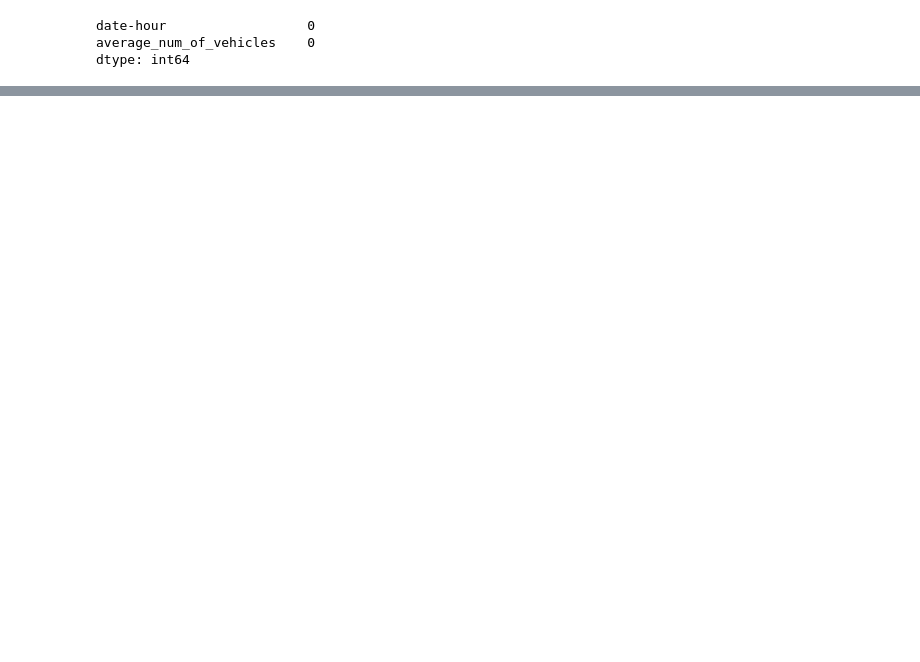
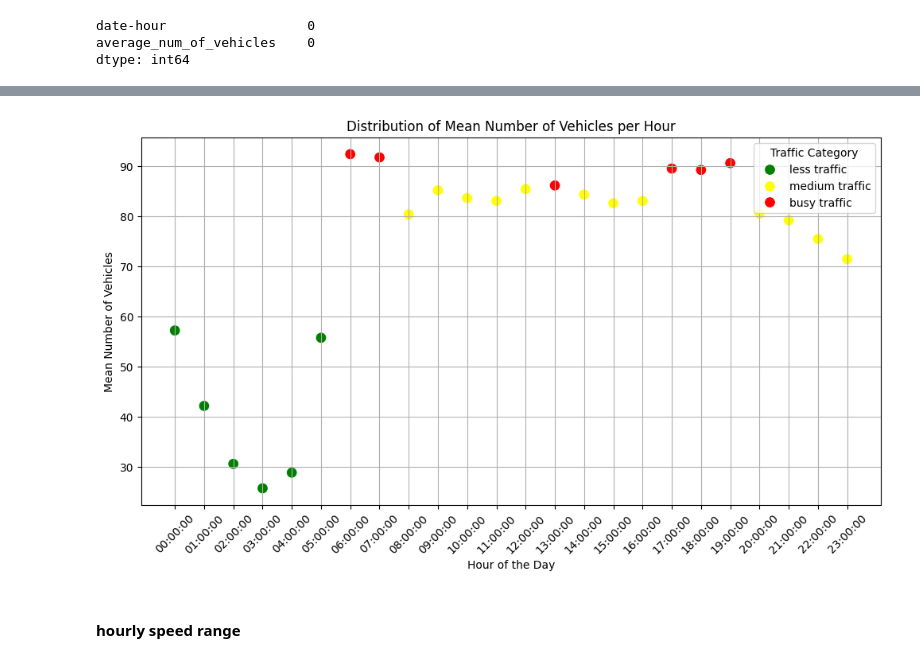
Before and after one commit to isilberfin/traffic-flow-prediction, a Jupyter notebook: flow_prediction.ipynb, the cells around one changed output, grey strips where cells are left out. Cells and saved outputs as stored; diff of their text form; code cells hidden in the pictures; blank space fills up the shorter version.

```diff
--- a/flow_prediction.ipynb
+++ b/flow_prediction.ipynb
@@ -102,0 +152,26 @@ plt.show()
+# %%
+subset_df_for_hours['traffic_category'] = pd.cut(subset_df_for_hours['mean_num_of_vehicles'],
+                                       bins=[-float('inf'), 65, 86, float('inf')],
+                                       labels=['less traffic', 'medium traffic', 'busy traffic'])
+
+# Set a color palette for the traffic categories
+traffic_palette = {'less traffic': 'green', 'medium traffic': 'yellow', 'busy traffic': 'red'}
+# %%
+import seaborn as sns
+# Plotting with Seaborn
+plt.figure(figsize=(12, 6))
+sns.scatterplot(x=subset_df_for_hours['hour_str'], y='mean_num_of_vehicles', hue='traffic_category', data=subset_df_for_hours,
+                palette=traffic_palette, s=100, legend='full')
+plt.xlabel('Hour of the Day')
+plt.ylabel('Mean Number of Vehicles')
+plt.title('Distribution of Mean Number of Vehicles per Hour')
+plt.xticks(rotation=45)
+plt.legend(title='Traffic Category')
+plt.grid(True)
+
+# Display the plot
+plt.show()
+# %% [output]
+[figure, added]
+# %% [markdown]
+#### hourly speed range
```
Also changed, not shown: parts of 27 cells of this notebook, 2 other files.
